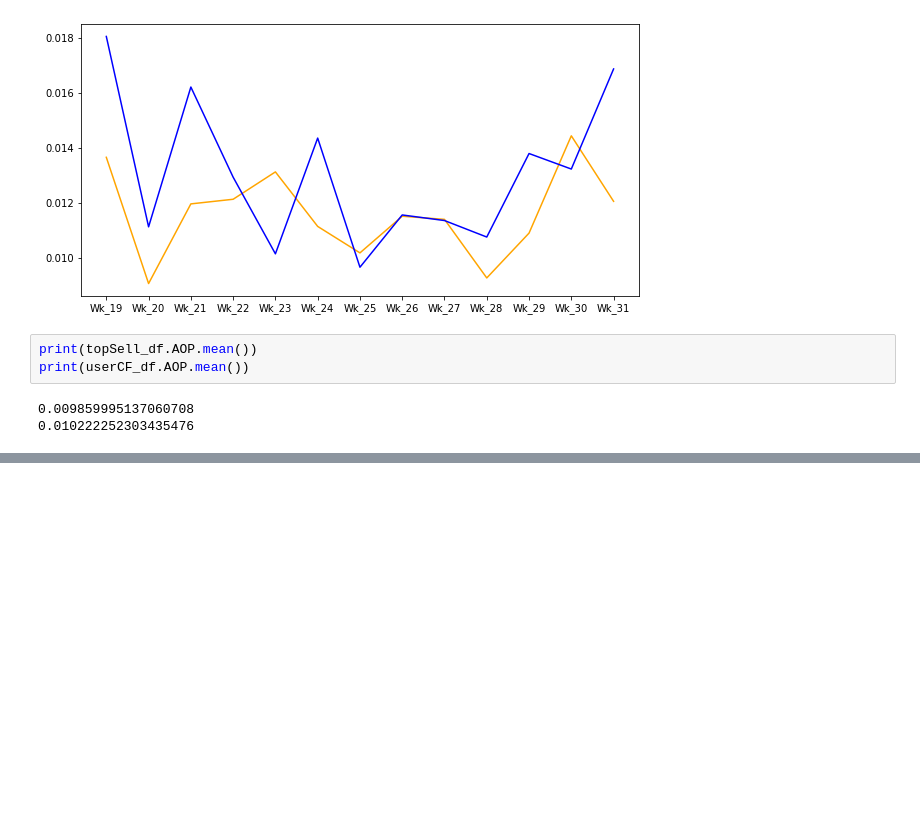
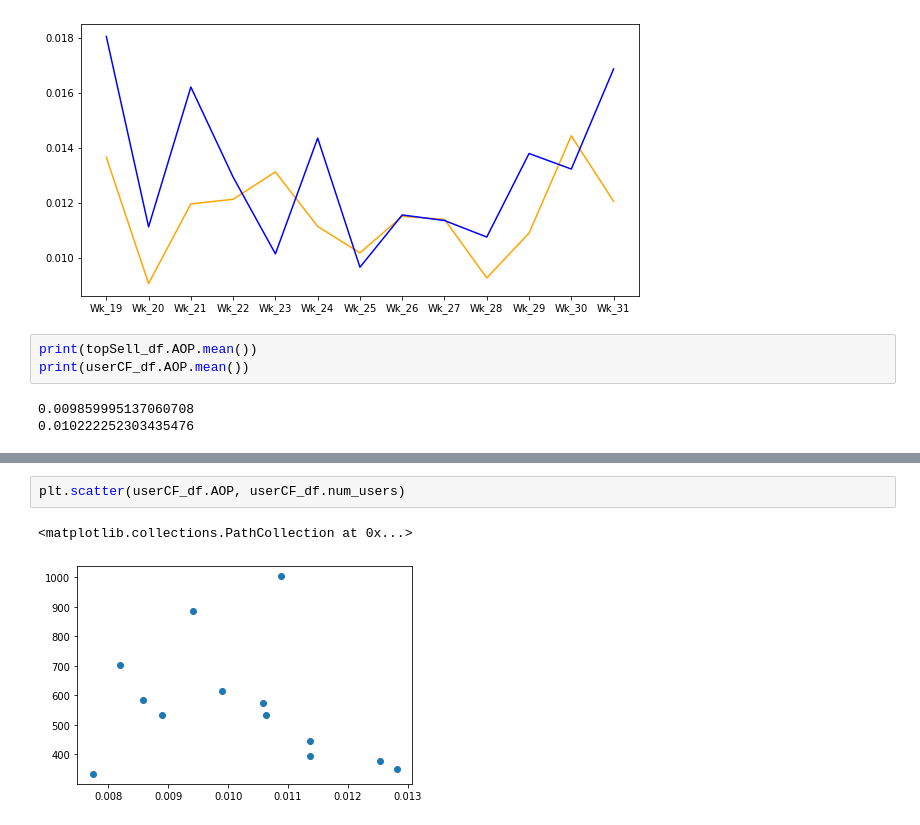
Before and after one commit to alexkychen/HMproduct, a Jupyter notebook: notebook/Data_preprocess.ipynb, the cells around one changed output, grey strips where cells are left out. Drawn from its saved outputs; the diff is of its cells as text; blank space fills up the shorter version.

```diff
--- a/notebook/Data_preprocess.ipynb
+++ b/notebook/Data_preprocess.ipynb
@@ -543,0 +572,5 @@ print(userCF_df.AOP.mean())
+# %%
+plt.scatter(userCF_df.AOP, userCF_df.num_users)
+# %% [output]
+<matplotlib.collections.PathCollection at 0x...>
+[figure, added]
```
Also changed, not shown: parts of 5 cells of this notebook, 6 other files.
